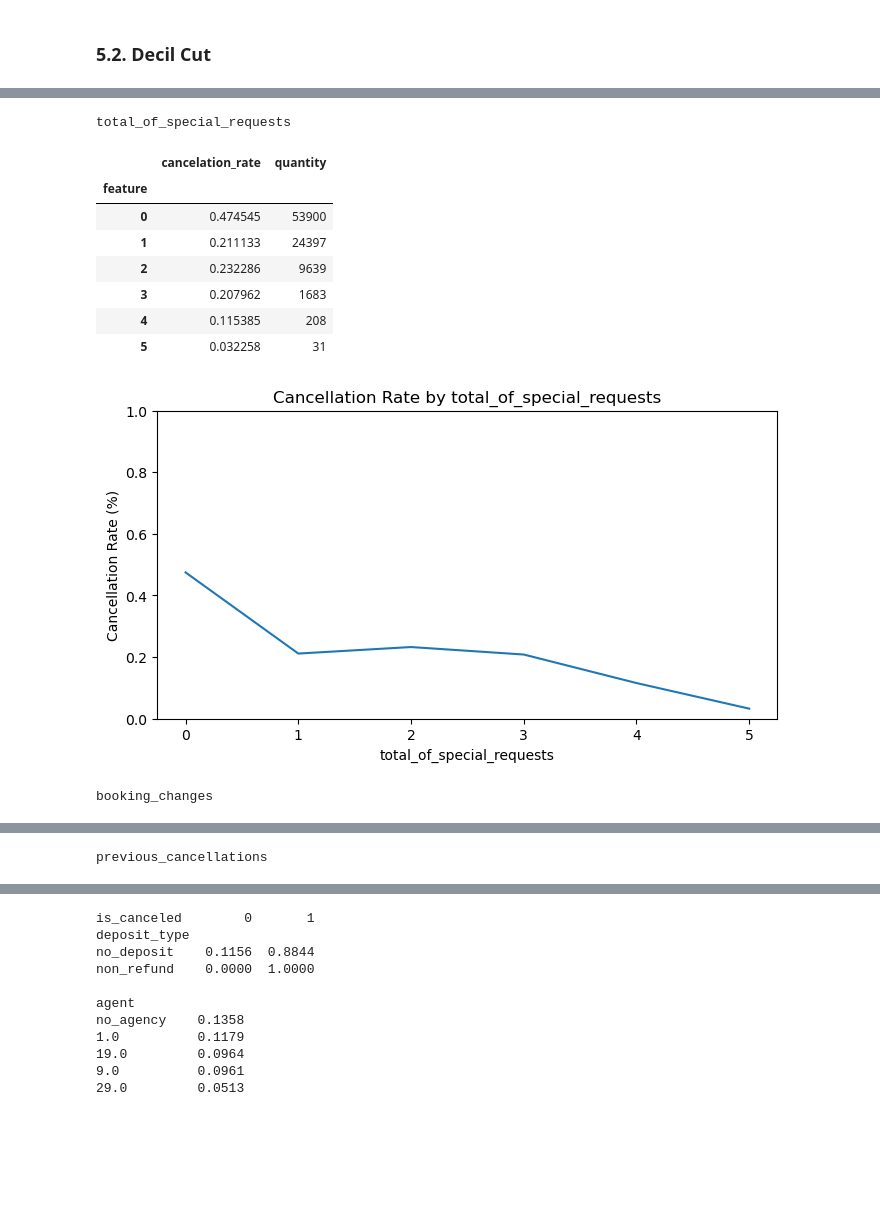
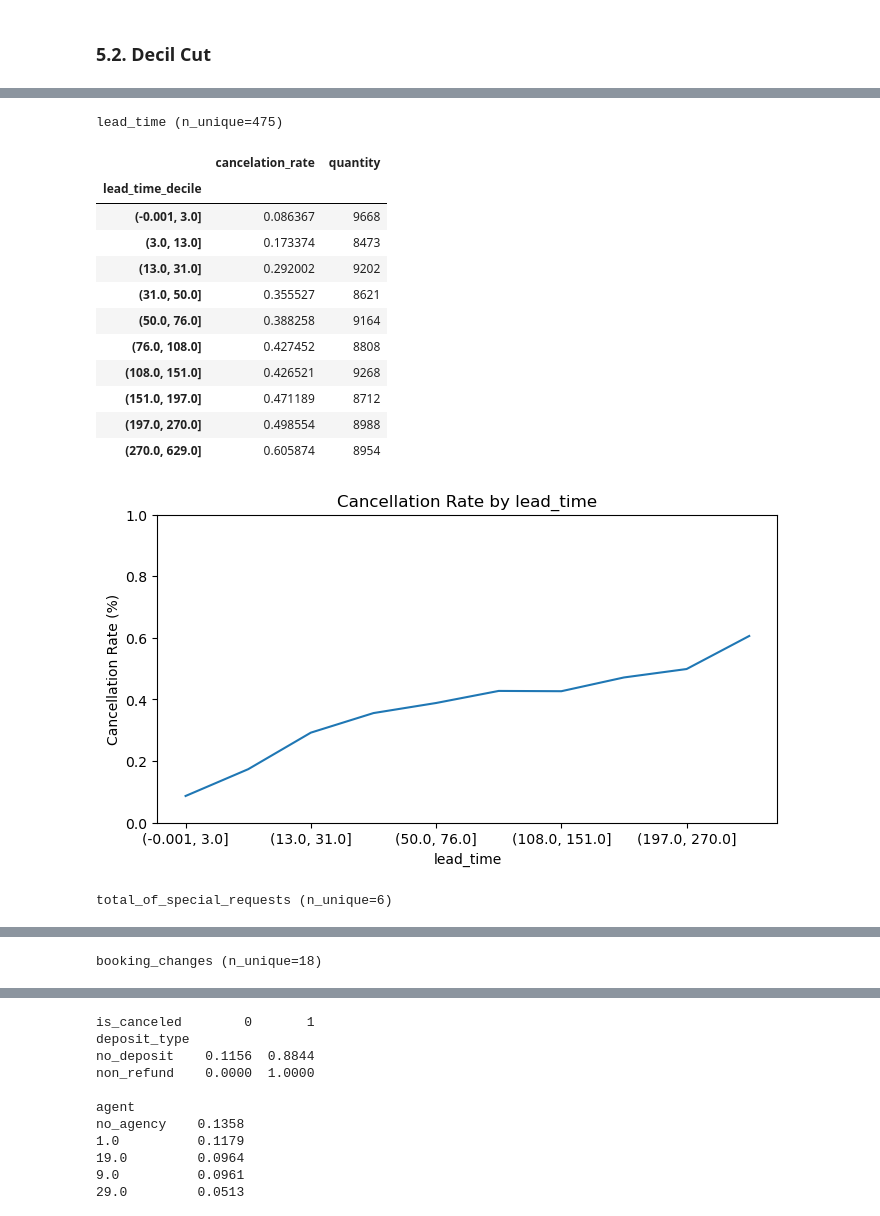
Before and after one commit to bruno-lima98/portfolio-hotel-cancellation-prediction, a Jupyter notebook: main.ipynb, the cells around one changed output, grey strips where cells are left out. Saved outputs shown, nothing was run; the diff lists cells and outputs as text; code cells hidden in the pictures; blank space fills up the shorter version.

```diff
--- a/main.ipynb
+++ b/main.ipynb
@@ -844,20 +809,0 @@ plt.show()
-# %%
-X_train["adr_decil"] = pd.qcut(X_train["adr"], q=10, duplicates="drop")
-
-tabela_decil = pd.DataFrame({
-    "adr_decil": X_train["adr_decil"],
-    "is_canceled": y_train
-}).groupby("adr_decil", observed=True)["is_canceled"].agg(
-    cancelation_rate="mean",
-    quantity="count"
-)
-
-display(tabela_decil)
-
-ax = tabela_decil["cancelation_rate"].plot(kind="line",figsize=(8, 4))
-
-plt.xlabel("Lead Time Decile")
-plt.ylabel("Cancellation Rate (%)")
-plt.title("Cancellation Rate by Lead Time Decile")
-plt.ylim(0,1)
-plt.show()
@@ -886,32 +818,52 @@ def taxa_por_valor(feature, target):
     )
     return tabela
 # %%
-cut = ["total_of_special_requests", "booking_changes", "previous_cancellations", "required_car_parking_spaces"]
+decile_cardinality_threshold = 20  # corte por julgamento, mesma categoria do auc_power/iv_power
 
-for col in cut:
-    print(col)
-    tabela = taxa_por_valor(X_train[col], y_train)
+numeric_features_final = [f for f in lista_features if f in numerical_columns]
+
+for feature in numeric_features_final:
+    n_unique = X_train[feature].nunique()
+
+    if n_unique > decile_cardinality_threshold:
+        decile_col = f"{feature}_decile"
+        X_train[decile_col] = pd.qcut(X_train[feature], q=10, duplicates="drop")
+
+        tabela = pd.DataFrame({
+            decile_col: X_train[decile_col],
+            "is_canceled": y_train
+        }).groupby(decile_col, observed=True)["is_canceled"].agg(
+            cancelation_rate="mean",
+            quantity="count"
+        )
+    else:
+        tabela = taxa_por_valor(X_train[feature], y_train)
+
+    print(f"{feature} (n_unique={n_unique})")
     display(tabela)
 
-    ax = tabela["cancelation_rate"].plot(kind="line",figsize=(8, 4))
-
-    plt.xlabel(f"{col}")
+    ax = tabela["cancelation_rate"].plot(kind="line", figsize=(8, 4))
+    plt.xlabel(feature)
     plt.ylabel("Cancellation Rate (%)")
-    plt.title(f"Cancellation Rate by {col}")
-    plt.ylim(0,1)
+    plt.title(f"Cancellation Rate by {feature}")
+    plt.ylim(0, 1)
     plt.show()
     print()
 # %% [output]
-total_of_special_requests
+lead_time (n_unique=475)
 |  | cancelation_rate | quantity |
-| feature |  |  |
-| 0 | 0.474545 | 53900 |
-| 1 | 0.211133 | 24397 |
-| 2 | 0.232286 | 9639 |
-| 3 | 0.207962 | 1683 |
-| 4 | 0.115385 | 208 |
-| 5 | 0.032258 | 31 |
+| lead_time_decile |  |  |
+| (-0.001, 3.0] | 0.086367 | 9668 |
+| (3.0, 13.0] | 0.173374 | 8473 |
+| (13.0, 31.0] | 0.292002 | 9202 |
+| (31.0, 50.0] | 0.355527 | 8621 |
+| (50.0, 76.0] | 0.388258 | 9164 |
+| (76.0, 108.0] | 0.427452 | 8808 |
+| (108.0, 151.0] | 0.426521 | 9268 |
+| (151.0, 197.0] | 0.471189 | 8712 |
+| (197.0, 270.0] | 0.498554 | 8988 |
+| (270.0, 629.0] | 0.605874 | 8954 |
-[figure, old version]
+[figure, new version]
-booking_changes
+total_of_special_requests (n_unique=6)
 |  | cancelation_rate | quantity |
 | feature |  |  |
@@ -935,3 +877,3 @@ booking_changes
-previous_cancellations
+booking_changes (n_unique=18)
 |  | cancelation_rate | quantity |
 | feature |  |  |
```
Also changed, not shown: parts of 3 cells of this notebook.
